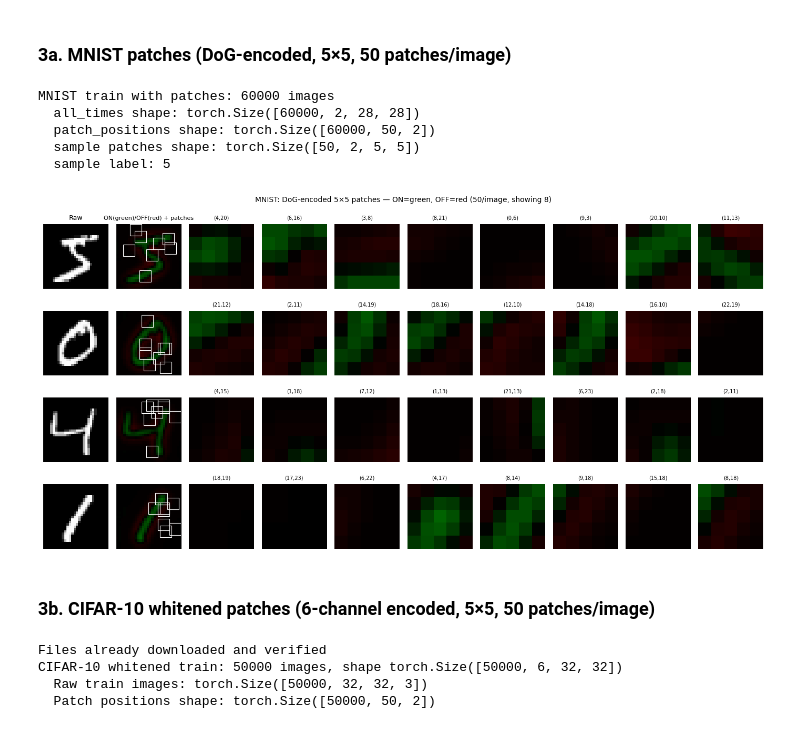
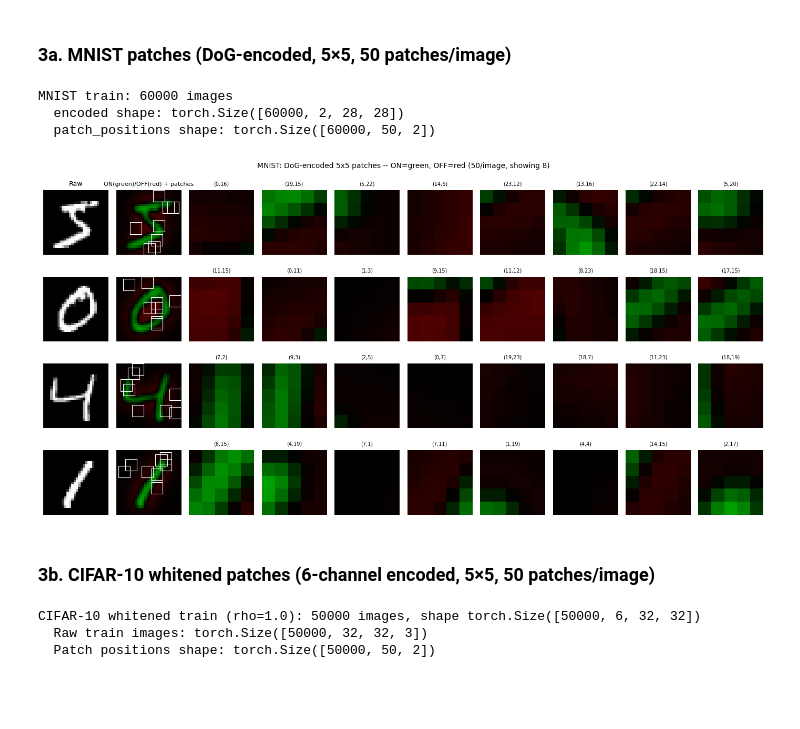
Before and after one commit to razvan404/dummy-snn, a Jupyter notebook: applications/data_view.ipynb, the cells around one changed output. Saved outputs shown, nothing was run; the diff lists cells and outputs as text; code cells hidden in the pictures; blank space fills up the shorter version.

```diff
--- a/applications/data_view.ipynb
+++ b/applications/data_view.ipynb
@@ -65,5 +69,5 @@ plt.show()
 # %%
-all_times_flat = mnist.all_times.ravel()
+all_times_flat = mnist_times.ravel()
 finite_times = all_times_flat[torch.isfinite(all_times_flat)]
 inf_fraction = 1.0 - len(finite_times) / len(all_times_flat)
 
@@ -72,7 +76,7 @@ ax.hist(finite_times.numpy(), bins=64, edgecolor="black", alpha=0.7)
 ax.set_xlabel("Spike time (discretized)")
 ax.set_ylabel("Count")
 ax.set_title(
-    f"MNIST spike time distribution (test set, {len(mnist)} images)\n"
+    f"MNIST spike time distribution (test set, {len(mnist_labels)} images)\n"
     f"{inf_fraction:.1%} of pixels have no spike (inf)"
 )
 ax.set_xlim(0, 1)
@@ -85,7 +89,7 @@ fig, axes = plt.subplots(1, 2, figsize=(12, 4), sharey=True)
 channel_names = ["ON", "OFF"]
 
 for ch, (ax, name) in enumerate(zip(axes, channel_names)):
-    ch_times = mnist.all_times[:, ch].ravel()
+    ch_times = mnist_times[:, ch].ravel()
     finite = ch_times[torch.isfinite(ch_times)]
     inf_frac = 1.0 - len(finite) / len(ch_times)
     ax.hist(finite.numpy(), bins=64, edgecolor="black", alpha=0.7)
@@ -238,97 +239,91 @@ Visualize the patch extraction pipeline: encoded images with patch positions mar
 # %% [markdown]
 ### 3a. MNIST patches (DoG-encoded, 5×5, 50 patches/image)
 # %%
-import matplotlib.patches as mpatches
-import numpy as np
+mnist_train = MnistDataset(DATA_DIR, "train", patch_size=5, num_patches=50)
+mnist_train_inputs = mnist_train.inputs              # (N, 28, 28) raw
+mnist_train_times = mnist_train.all_times            # (N, 2, 28, 28) spike times
+mnist_train_labels = mnist_train.outputs             # (N,)
+mnist_patch_positions = mnist_train.patch_positions   # (N, 50, 2)
 
-mnist_patches = MnistDataset("../data", "train", patch_size=5, num_patches=50)
-print(f"MNIST train with patches: {len(mnist_patches)} images")
-print(f"  all_times shape: {mnist_patches.all_times.shape}")
-print(f"  patch_positions shape: {mnist_patches.patch_positions.shape}")
-
-sample_patches, sample_label = mnist_patches[0]
-print(f"  sample patches shape: {sample_patches.shape}")
-print(f"  sample label: {sample_label.item()}")
+print(f"MNIST train: {len(mnist_train_labels)} images")
+print(f"  encoded shape: {mnist_train_times.shape}")
+print(f"  patch_positions shape: {mnist_patch_positions.shape}")
 # %% [output]
-MNIST train with patches: 60000 images
-  all_times shape: torch.Size([60000, 2, 28, 28])
+MNIST train: 60000 images
+  encoded shape: torch.Size([60000, 2, 28, 28])
   patch_positions shape: torch.Size([60000, 50, 2])
-  sample patches shape: torch.Size([50, 2, 5, 5])
-  sample label: 5
 # %%
-from spiking.visualization import dog_to_rgb, whitened_to_rgb
-
 N_SAMPLES = 4
 PATCHES_TO_SHOW = 8
+PATCH_SIZE = 5
 
 fig, axes = plt.subplots(N_SAMPLES, 2 + PATCHES_TO_SHOW, figsize=(2 + PATCHES_TO_SHOW * 1.5, N_SAMPLES * 1.8))
 
 for img_idx in range(N_SAMPLES):
-    patches_tensor, label = mnist_patches[img_idx]
-    raw_image = mnist_patches.inputs[img_idx].numpy()
-    encoded = mnist_patches.all_times[img_idx]  # (2, H, W)
-    positions = mnist_patches.patch_positions[img_idx]  # (50, 2)
+    raw_image = mnist_train_inputs[img_idx].numpy()
+    encoded = mnist_train_times[img_idx]  # (2, H, W)
+    positions = mnist_patch_positions[img_idx]  # (50, 2)
+    label = mnist_train_labels[img_idx].item()
 
     # Col 0: raw image
     ax = axes[img_idx, 0]
     ax.imshow(raw_image, cmap="gray", vmin=0, vmax=1)
     if img_idx == 0:
         ax.set_title("Raw", fontsize=9)
-    ax.set_ylabel(f"label={label.item()}", fontsize=8)
+    ax.set_ylabel(f"label={label}", fontsize=8)
     ax.axis("off")
 
     # Col 1: encoded ON=green, OFF=red with patch rectangles
     ax = axes[img_idx, 1]
     ax.imshow(dog_to_rgb(encoded))
     for p_idx in range(PATCHES_TO_SHOW):
         r, c = positions[p_idx, 0].item(), positions[p_idx, 1].item()
-        rect = mpatches.Rectangle((c - 0.5, r - 0.5), 5, 5,
+        rect = mpatches.Rectangle((c - 0.5, r - 0.5), PATCH_SIZE, PATCH_SIZE,
                                    linewidth=0.8, edgecolor="white", facecolor="none")
         ax.add_patch(rect)
     if img_idx == 0:
         ax.set_title(f"ON(green)/OFF(red) + patches", fontsize=8)
     ax.axis("off")
 
     # Cols 2+: extracted patches as red/green RGB
     for p_idx in range(PATCHES_TO_SHOW):
         ax = axes[img_idx, 2 + p_idx]
-        ax.imshow(dog_to_rgb(patches_tensor[p_idx]))
         r, c = positions[p_idx, 0].item(), positions[p_idx, 1].item()
+        patch = encoded[:, r:r+PATCH_SIZE, c:c+PATCH_SIZE]
+        ax.imshow(dog_to_rgb(patch))
         ax.set_title(f"({r},{c})", fontsize=7)
         ax.axis("off")
 
-plt.suptitle("MNIST: DoG-encoded 5×5 patches — ON=green, OFF=red (50/image, showing 8)", fontsize=10)
+plt.suptitle("MNIST: DoG-encoded 5x5 patches -- ON=green, OFF=red (50/image, showing 8)", fontsize=10)
 plt.tight_layout()
 plt.show()
 # %% [output]
-[figure, old version]
+[figure, new version]
 # %% [markdown]
 ### 3b. CIFAR-10 whitened patches (6-channel encoded, 5×5, 50 patches/image)
 # %%
-# Load pre-processed whitened CIFAR-10 training data
-from applications.datasets.base import SpikeEncodingDataset
+cifar_times = cifar_train.all_times       # (N, 6, 32, 32)
+cifar_labels = cifar_train.outputs        # (N,)
 
-train_data = torch.load(f"{PROCESSED_DIR}/train.pt", weights_only=True)
-cifar_times = train_data["images"]   # (N, 6, 32, 32)
-cifar_labels = train_data["labels"]  # (N,)
-
-# Load raw CIFAR-10 TRAINING images (must match the whitened training set)
-cifar_raw_train = torchvision.datasets.CIFAR10("../data", train=True, download=True)
+# Raw color training images for display
+cifar_raw_train = torchvision.datasets.CIFAR10(DATA_DIR, train=True, download=True)
 raw_train_images = torch.from_numpy(cifar_raw_train.data).float() / 255.0  # (N, 32, 32, 3)
 
-# Generate patch positions (same logic as SpikeEncodingDataset)
+# Generate patch positions for visualization
 PATCH_SIZE = 5
 NUM_PATCHES = 50
-torch.manual_seed(42)
-N, C, H, W = cifar_times.shape
-cifar_positions = SpikeEncodingDataset._generate_patch_positions(N, H, W, PATCH_SIZE, NUM_PATCHES)
+H, W = 32, 32
+rng = torch.Generator().manual_seed(42)
+N = len(cifar_labels)
+rows = torch.randint(0, H - PATCH_SIZE + 1, (N, NUM_PATCHES), generator=rng)
+cols = torch.randint(0, W - PATCH_SIZE + 1, (N, NUM_PATCHES), generator=rng)
+cifar_positions = torch.stack([rows, cols], dim=-1)  # (N, 50, 2)
 
-print(f"CIFAR-10 whitened train: {N} images, shape {cifar_times.shape}")
+print(f"CIFAR-10 whitened train (rho=1.0): {len(cifar_labels)} images, shape {cifar_times.shape}")
 print(f"  Raw train images: {raw_train_images.shape}")
 print(f"  Patch positions shape: {cifar_positions.shape}")
 # %% [output]
-Files already downloaded and verified
-CIFAR-10 whitened train: 50000 images, shape torch.Size([50000, 6, 32, 32])
+CIFAR-10 whitened train (rho=1.0): 50000 images, shape torch.Size([50000, 6, 32, 32])
   Raw train images: torch.Size([50000, 32, 32, 3])
   Patch positions shape: torch.Size([50000, 50, 2])
 # %%
```
Also changed, not shown: parts of 15 cells of this notebook, 11 other files.
